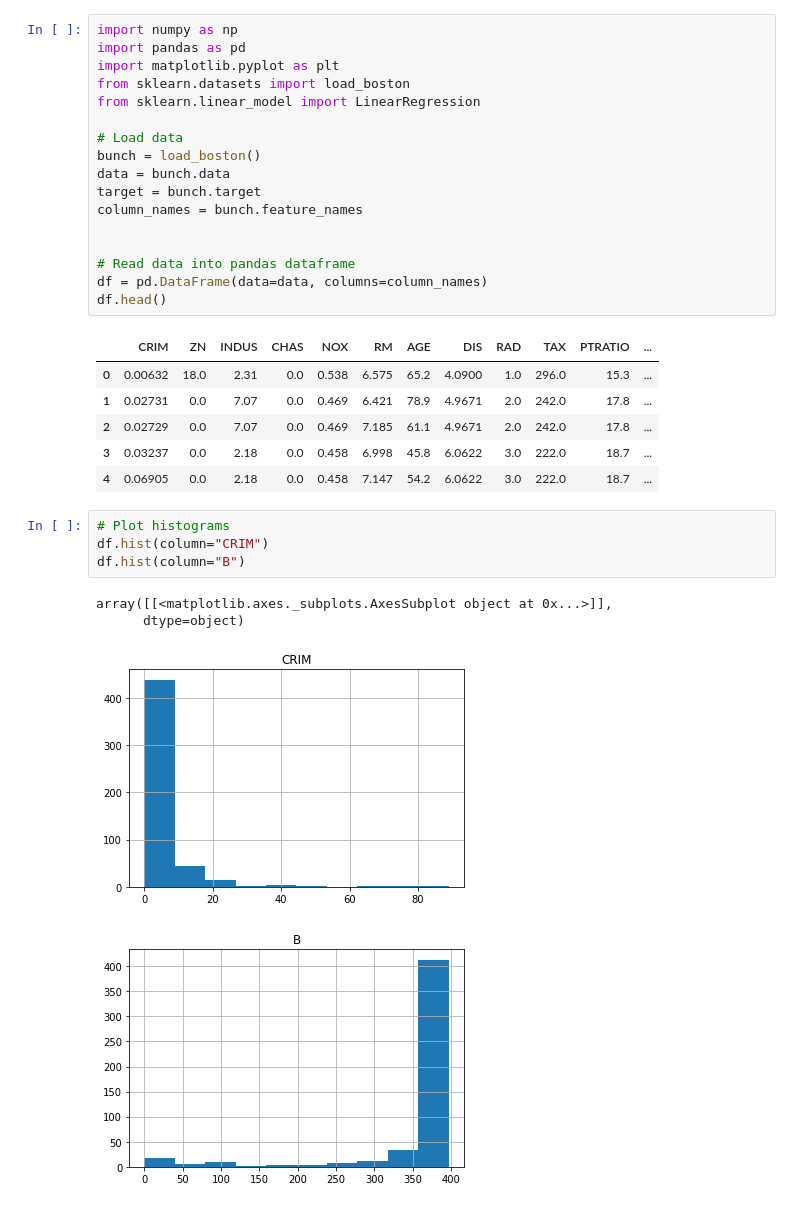
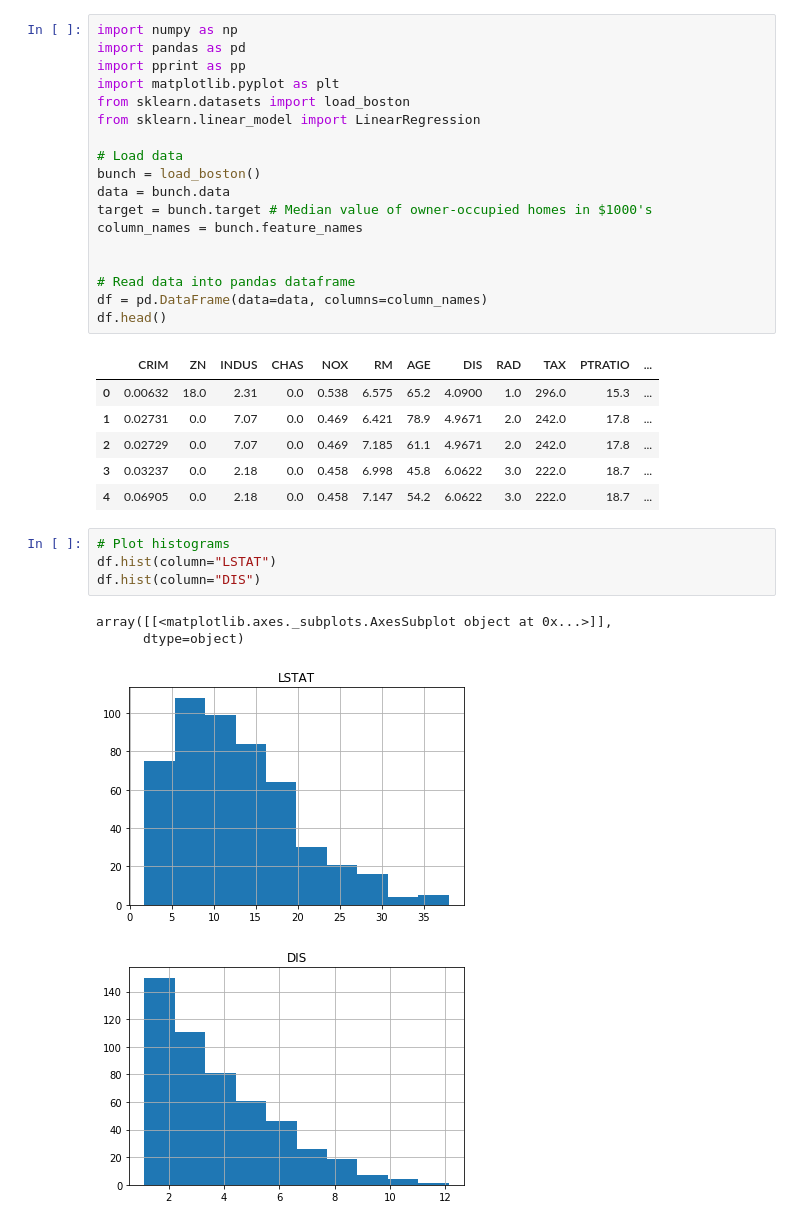
Before and after one commit to Tomraydev-WFiIS/PITE, a Jupyter notebook: lab01/lab01.ipynb, the cells around one changed output. Cells and saved outputs as stored; diff of their text form.

```diff
--- a/lab01/lab01.ipynb
+++ b/lab01/lab01.ipynb
@@ -1,6 +1,7 @@
 # %%
 import numpy as np
 import pandas as pd
+import pprint as pp
 import matplotlib.pyplot as plt
 from sklearn.datasets import load_boston
 from sklearn.linear_model import LinearRegression
@@ -8,7 +9,7 @@ from sklearn.linear_model import LinearRegression
 # Load data
 bunch = load_boston()
 data = bunch.data
-target = bunch.target
+target = bunch.target # Median value of owner-occupied homes in $1000's
 column_names = bunch.feature_names
 
 
@@ -24,10 +25,10 @@ df.head()
 | 4 | 0.06905 | 0.0 | 2.18 | 0.0 | 0.458 | 7.147 | 54.2 | 6.0622 | 3.0 | 222.0 | 18.7 | ... |
 # %%
 # Plot histograms
-df.hist(column="CRIM")
-df.hist(column="B")
+df.hist(column="LSTAT")
+df.hist(column="DIS")
 # %% [output]
 array([[<matplotlib.axes._subplots.AxesSubplot object at 0x...>]],
       dtype=object)
-[figure, old version]
+[figure, new version]
-[figure, old version]
+[figure, new version]
```
Also changed, not shown: parts of 3 cells of this notebook.
